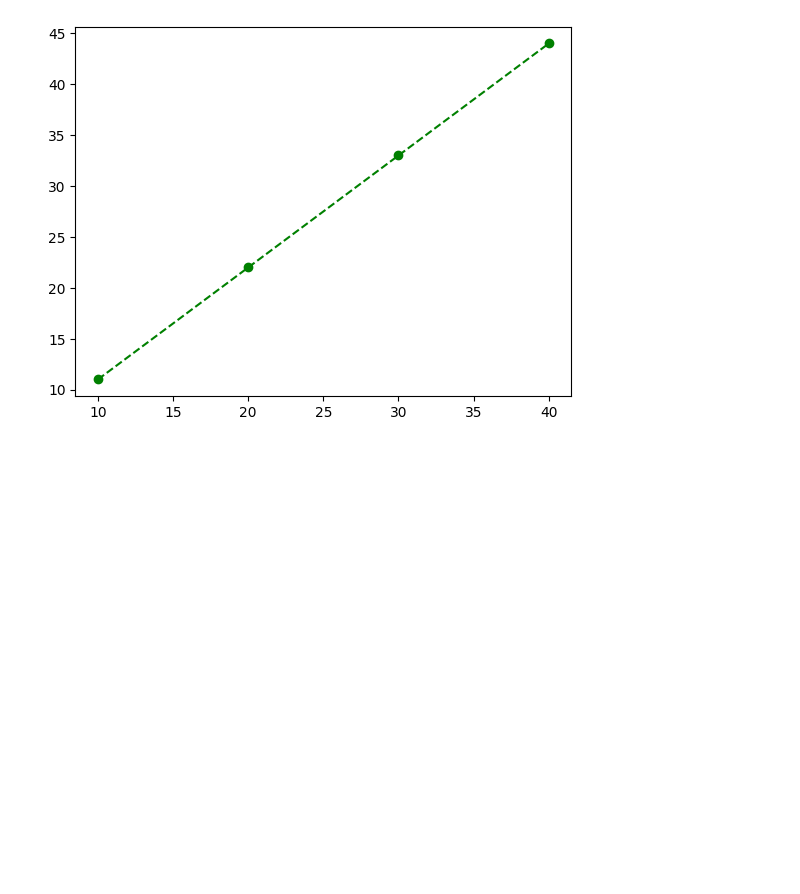
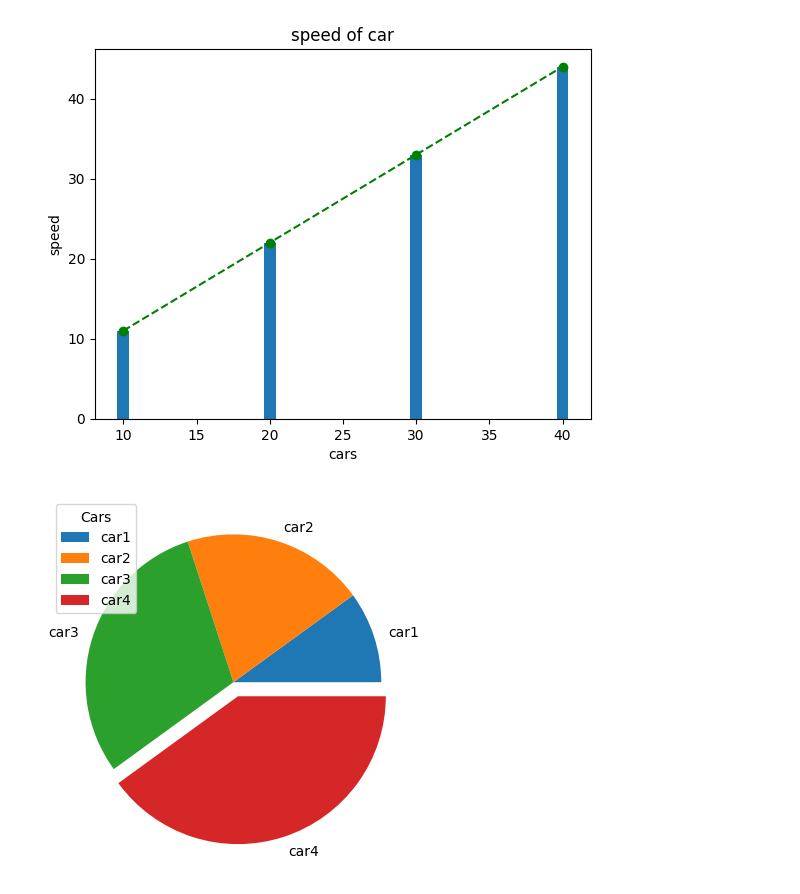
Before and after one commit to VidhyaKishor27/Pythonbasic, a Jupyter notebook: matplotlib.ipynb, the cells around one changed output. Saved outputs shown, nothing was run; the diff lists cells and outputs as text; code cells hidden in the pictures; blank space fills up the shorter version.

```diff
--- a/matplotlib.ipynb
+++ b/matplotlib.ipynb
@@ -3,10 +3,20 @@
 # %%
 #using matplotlib
 import matplotlib.pyplot as plt
 import numpy as np
 x = np.array([10,20,30,40])
 y = np.array ([11,22,33,44])
+pie_label=["car1","car2","car3","car4"]
+pie_explode=[0,0,0,0.1]
 plt.plot(x,y,'o--g')
+plt.bar(x,y)
+plt.xlabel('cars')
+plt.ylabel('speed')
+plt.title('speed of car')
 plt.show()
+plt.pie(x,labels=pie_label,explode=pie_explode)
+plt.legend(title="Cars")
+plt.show()
 # %% [output]
-[figure, old version]
+[figure, new version]
+[figure, added]
```
